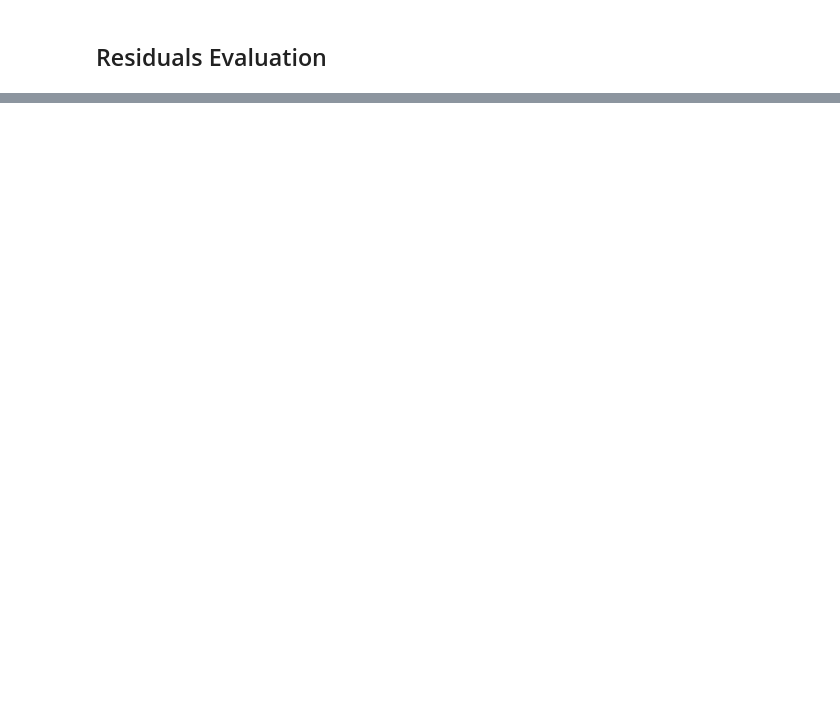
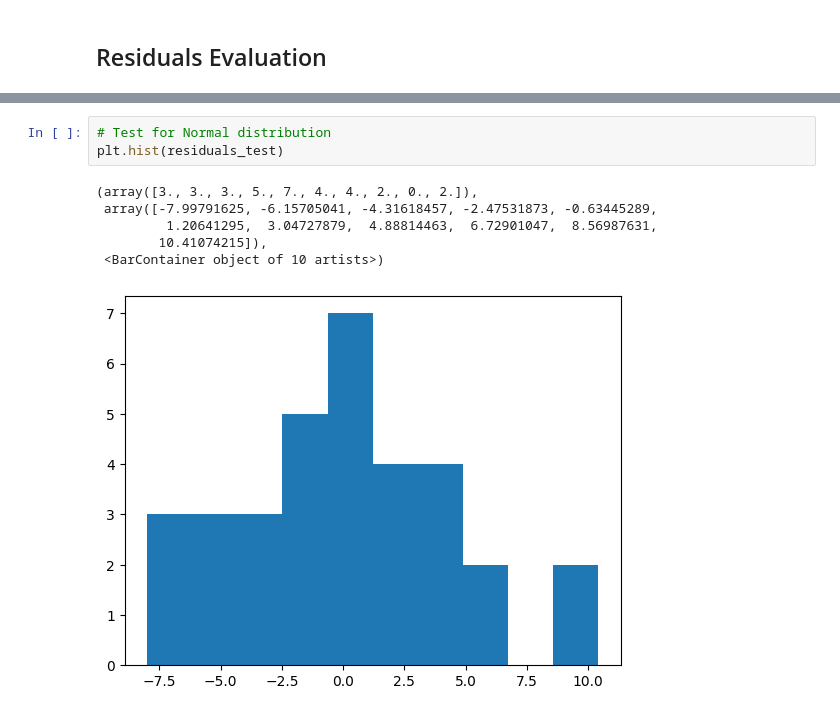
Before and after one commit to ngocmphan/global_birth_rate_analysis, a Jupyter notebook: birth_rate_analysis.ipynb, the cells around one changed output, grey strips where cells are left out. Drawn from its saved outputs; the diff is of its cells as text; blank space fills up the shorter version.

Commit message:
Added Residuals evaluation

```diff
--- a/birth_rate_analysis.ipynb
+++ b/birth_rate_analysis.ipynb
@@ -277,0 +297,10 @@ Residuals will be assessed for the following factors:
+# %%
+# Test for Normal distribution
+plt.hist(residuals_test)
+# %% [output]
+(array([3., 3., 3., 5., 7., 4., 4., 2., 0., 2.]),
+ array([-7.99791625, -6.15705041, -4.31618457, -2.47531873, -0.63445289,
+         1.20641295,  3.04727879,  4.88814463,  6.72901047,  8.56987631,
+        10.41074215]),
+ <BarContainer object of 10 artists>)
+[figure, added]
```
Also changed, not shown: parts of 19 cells of this notebook.
